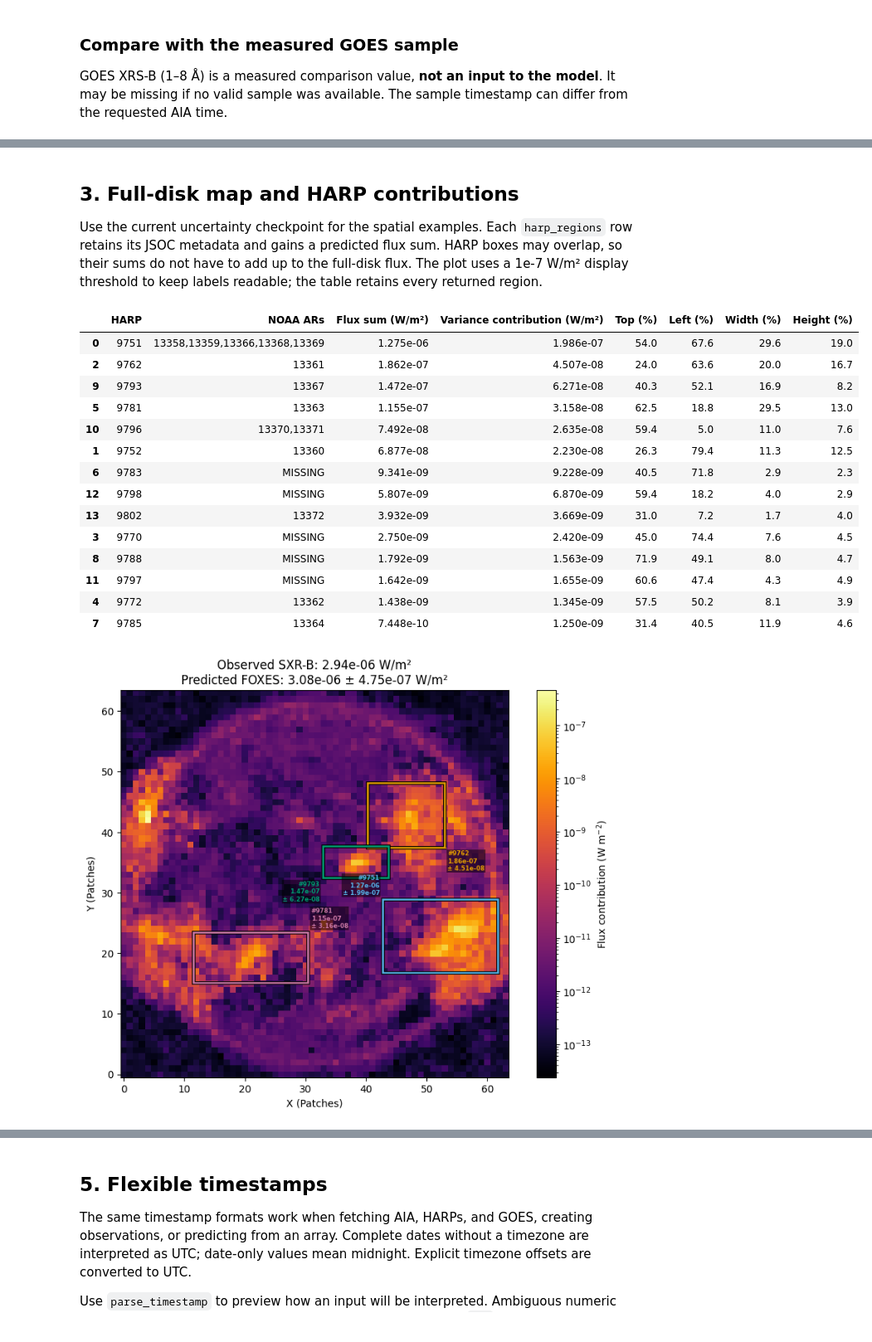
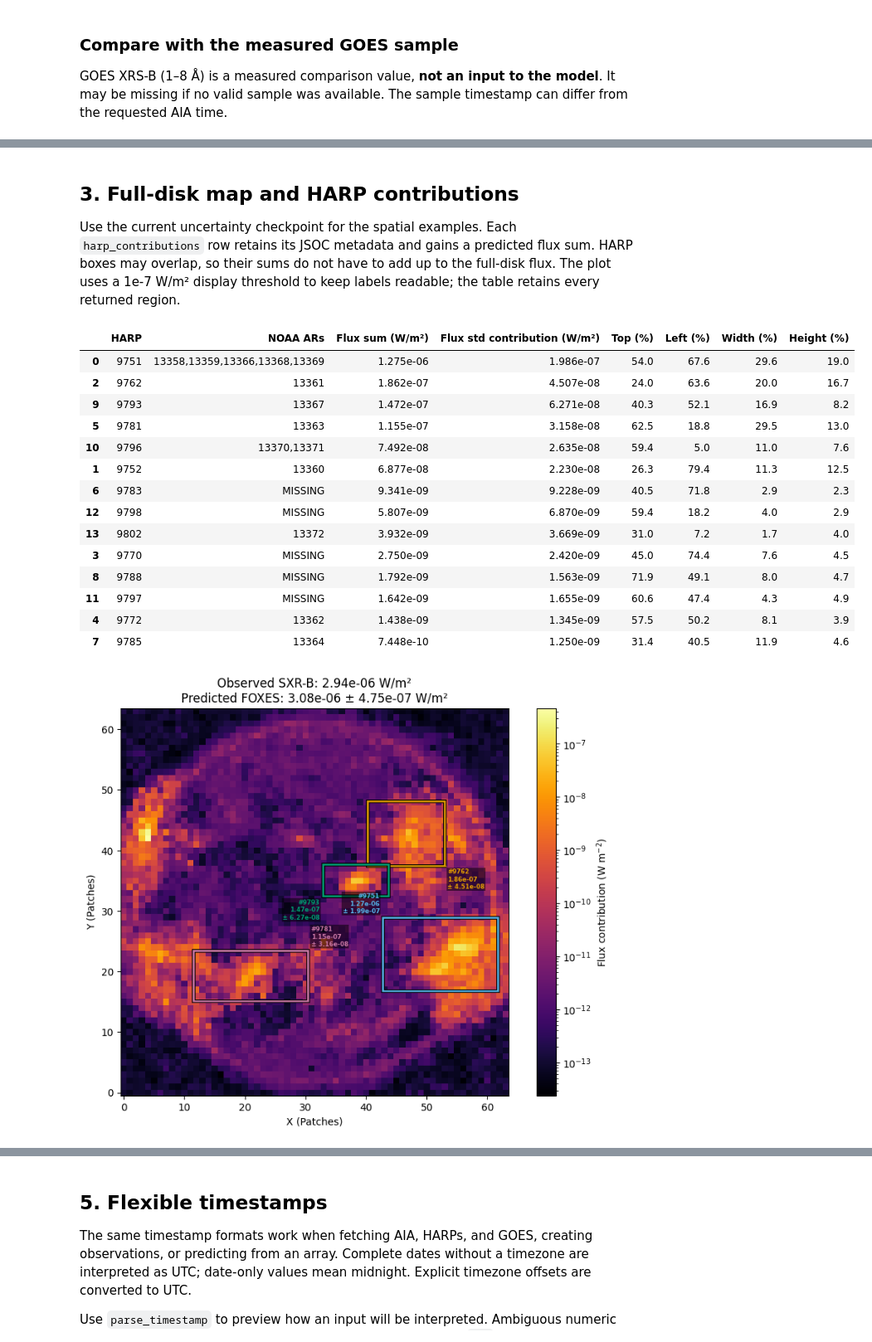
Before and after one commit to griffin-goodwin/FOXES, a Jupyter notebook: tutorials/heliofoxes_demo/heliofoxes.ipynb, the cells around one changed output, grey strips where cells are left out. Shown at 83% size. Drawn from its saved outputs; the diff is of its cells as text; code cells hidden in the pictures.

```diff
--- a/tutorials/heliofoxes_demo/heliofoxes.ipynb
+++ b/tutorials/heliofoxes_demo/heliofoxes.ipynb
@@ -172,39 +163,39 @@ Measured XRS-A: 8.626e-08 W/m²
 # %% [markdown]
 ## 3. Full-disk map and HARP contributions
 
-Use the current uncertainty checkpoint for the spatial examples. Each `harp_regions` row retains its JSOC metadata and gains a predicted flux sum. HARP boxes may overlap, so their sums do not have to add up to the full-disk flux. The plot uses a 1e-7 W/m² display threshold to keep labels readable; the table retains every returned region.
+Use the current uncertainty checkpoint for the spatial examples. Each `harp_contributions` row retains its JSOC metadata and gains a predicted flux sum. HARP boxes may overlap, so their sums do not have to add up to the full-disk flux. The plot uses a 1e-7 W/m² display threshold to keep labels readable; the table retains every returned region.
 # %%
 result = predictions["Uncertainty model"]
-if result.harp_regions is None:
+if result.harp_contributions is None:
     print("HARP query was not requested.")
-elif not result.harp_regions:
+elif not result.harp_contributions:
     print("No usable HARP regions were returned.")
 else:
     harp_table = pd.DataFrame([
         {
             "HARP": region["harpnum"],
             "NOAA ARs": region.get("NOAA_ARS", ""),
-            "Flux sum (W/m²)": region["flux_sum"],
-            "Variance contribution (W/m²)": region["flux_sum_uncertainty"],
+            "Flux sum (W/m²)": region["total_flux"],
+            "Flux std contribution (W/m²)": region["flux_std"],
             "Top (%)": region["top_pct"],
             "Left (%)": region["left_pct"],
             "Width (%)": region["width_pct"],
             "Height (%)": region["height_pct"],
         }
-        for region in result.harp_regions
+        for region in result.harp_contributions
     ]).sort_values("Flux sum (W/m²)", ascending=False)
     display(harp_table.style.format({
         "Flux sum (W/m²)": "{:.3e}",
-        "Variance contribution (W/m²)": "{:.3e}",
+        "Flux std contribution (W/m²)": "{:.3e}",
         "Top (%)": "{:.1f}", "Left (%)": "{:.1f}",
         "Width (%)": "{:.1f}", "Height (%)": "{:.1f}",
     }, na_rep="—"))
 
 fig, ax = plt.subplots(figsize=(10, 7))
 result.plot_flux_map(ax=ax, show_harp_boxes=True, min_harp_flux=1e-7)
 plt.show()
 # %% [output]
-|  | HARP | NOAA ARs | Flux sum (W/m²) | Variance contribution (W/m²) | Top (%) | Left (%) | Width (%) | Height (%) |
+|  | HARP | NOAA ARs | Flux sum (W/m²) | Flux std contribution (W/m²) | Top (%) | Left (%) | Width (%) | Height (%) |
 | 0 | 9751 | 13358,13359,13366,13368,13369 | 1.275e-06 | 1.986e-07 | 54.0 | 67.6 | 29.6 | 19.0 |
 | 2 | 9762 | 13361 | 1.862e-07 | 4.507e-08 | 24.0 | 63.6 | 20.0 | 16.7 |
 | 9 | 9793 | 13367 | 1.472e-07 | 6.271e-08 | 40.3 | 52.1 | 16.9 | 8.2 |
```
Also changed, not shown: parts of 9 cells of this notebook, 13 other files.
